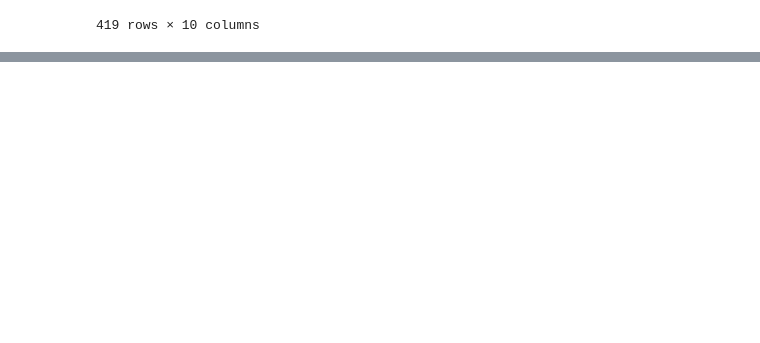
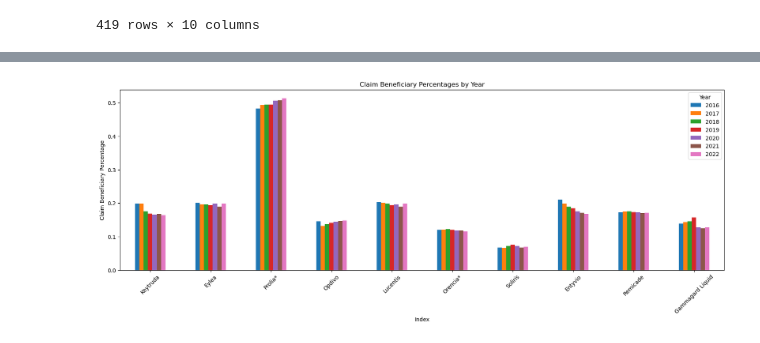
Before and after one commit to algermosen/uconn-project-1, a Jupyter notebook: total_spending.ipynb, the cells around one changed output, grey strips where cells are left out. Drawn from its saved outputs; the diff is of its cells as text; code cells hidden in the pictures; blank space fills up the shorter version.

```diff
--- a/total_spending.ipynb
+++ b/total_spending.ipynb
@@ -93,0 +178,7 @@ print(spending_columns)
+# %%
+
+claim_columns = list(medications_df.loc[:,medications_df.columns.str.endswith(tuple(['_Total_Beneficiaries', '_Total_Claims']))].columns.sort_values().values)
+named_columns = ['HCPCS_Code', 'Brand_Name'] + claim_columns
+
+claims_beneficiaries_medications_df = medications_df[named_columns]
+claims_beneficiaries_medications_df
@@ -93,0 +199,7 @@ print(spending_columns)
+# %%
+years = range(2016, 2023)
+
+for year in years:
+    claims_beneficiaries_medications_df[f"{year}_Claim_Beneficiary_Perc"] = claims_beneficiaries_medications_df[f"{year}_Total_Beneficiaries"] / claims_beneficiaries_medications_df[f"{year}_Total_Claims"]
+
+claims_beneficiaries_medications_df
@@ -93,0 +225,3 @@ print(spending_columns)
+# %%
+top_spending_medication_codes = total_spending_medications_df['HCPCS_Code'].head(10)
+top_spending_medication_codes
@@ -93,0 +240,2 @@ print(spending_columns)
+# %%
+top_clm_ben_medications = claims_beneficiaries_medications_df[claims_beneficiaries_medications_df['HCPCS_Code'].isin(top_spending_medication_codes)]
@@ -94 +254,18 @@ print(spending_columns)
+# %%
+claim_columns = list(top_clm_ben_medications.loc[:,top_clm_ben_medications.columns.str.endswith(tuple(['_Claim_Beneficiary_Perc']))].columns.values)
+named_columns = ['HCPCS_Code', 'Brand_Name'] + claim_columns
+years = [col.replace('_Claim_Beneficiary_Perc', '') for col in claim_columns]
+top_clm_ben_medications[named_columns].plot(kind='bar', figsize=(20, 6))
+
+plt.xlabel('Index')
+plt.ylabel('Claim Beneficiary Percentage')
+plt.title('Claim Beneficiary Percentages by Year')
+plt.xticks(rotation=45, labels=top_clm_ben_medications['Brand_Name'], ticks=range(len(top_clm_ben_medications.index)))
+plt.legend(title='Year', loc='upper right', labels=years)
+# plt.xticks(ticks=range(len(df.index)), labels=xtick_labels)
+
+# Showing the plot
+plt.show()
+# %% [output]
+[figure, added]
 # %%
```
Also changed, not shown: parts of 14 cells of this notebook, 1 other file.
